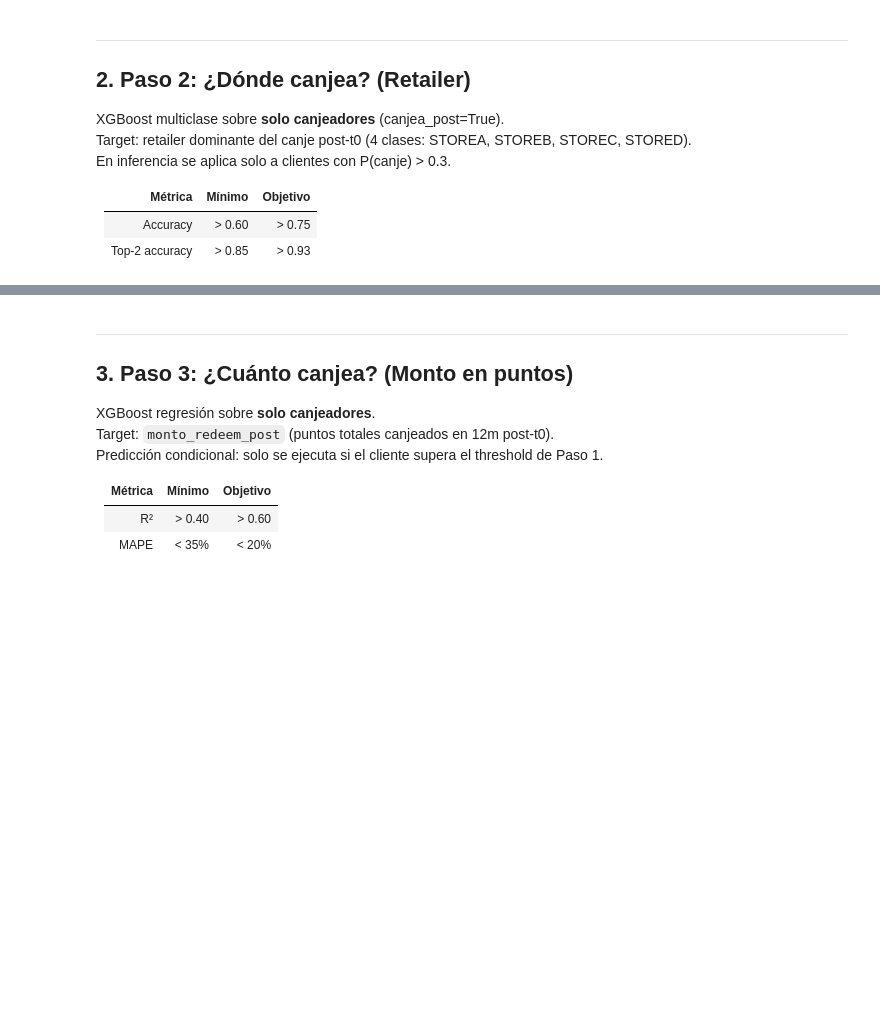
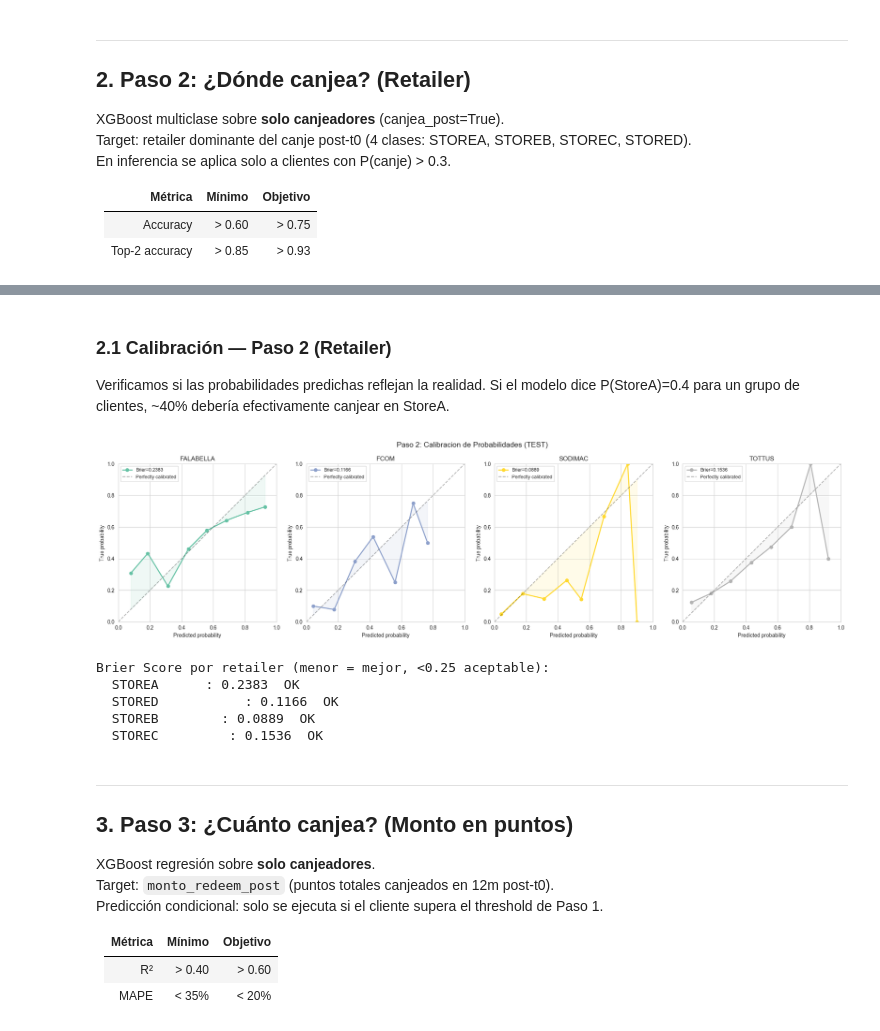
Before and after one commit to JunTierSS/loyalty-intelligence-system, a Jupyter notebook: notebooks/02_cascade.ipynb, the cells around one changed output, grey strips where cells are left out. Drawn from its saved outputs; the diff is of its cells as text; code cells hidden in the pictures; blank space fills up the shorter version.

```diff
--- a/notebooks/02_cascade.ipynb
+++ b/notebooks/02_cascade.ipynb
@@ -56,7 +58,7 @@ if USE_MOCK:
 else:
     from google.cloud import bigquery
     client = bigquery.Client(project="my-gcp-project")
-    df = client.query("SELECT * FROM `my-gcp-project.loyalty_analytics.customer_snapshot`").to_dataframe()
+    df = client.query("SELECT * FROM `my-gcp-project.loyalty_intelligence.customer_snapshot`").to_dataframe()
     con = None
     print(f"Datos cargados desde BigQuery: {df.shape}")
 
@@ -72,7 +92,7 @@ TARGET_RELATED = ['canjea_post', 'n_canjes_post', 'revenue_post_12m', 'has_redee
 CATEGORICAL_FEATURES = ['tier', 'gender', 'city', 'dominant_retailer',
                         'funnel_state_at_t0', 'status']
 BOOLEAN_FEATURES = [
-    'cust_active_card_flg', 'cust_active_deb_flg', 'cust_active_omp_flg',
+    'cust_active_store_card_flg', 'cust_active_deb_flg', 'cust_active_omp_flg',
     'contact_email_flg', 'contact_phone_flg', 'contact_push_flg',
     'redeem_capacity', 'is_cyber_month', 'is_holiday_month'
 ]
@@ -416,3 +496,58 @@ for f, v in imp2.items():
+# %% [markdown]
+### 2.1 Calibración — Paso 2 (Retailer)
+
+Verificamos si las probabilidades predichas reflejan la realidad. Si el modelo dice P(StoreA)=0.4 para un grupo de clientes, ~40% debería efectivamente canjear en StoreA.
+# %%
+# ── Paso 2: Calibracion — reliability diagram + Brier score ──────────
+from sklearn.calibration import calibration_curve, CalibratedClassifierCV
+from sklearn.metrics import brier_score_loss
+
+# One-vs-rest binarization
+n_classes_p2 = len(RETAILERS_TARGET)
+y_te2_bin = np.eye(n_classes_p2)[y_te2.astype(int)]
+
+fig, axes = plt.subplots(1, min(n_classes_p2, 4), figsize=(5 * min(n_classes_p2, 4), 5))
+if n_classes_p2 == 1:
+    axes = [axes]
+
+colors_p2 = plt.cm.Set2(np.linspace(0, 1, n_classes_p2))
+brier_scores_p2 = {}
+
+for i in range(min(n_classes_p2, 4)):
+    prob_true, prob_pred = calibration_curve(
+        y_te2_bin[:, i], y_proba2_test[:, i], n_bins=8, strategy='uniform'
+    )
+    brier = brier_score_loss(y_te2_bin[:, i], y_proba2_test[:, i])
+    brier_scores_p2[le_ret.classes_[i]] = brier
+
+    axes[i].plot(prob_pred, prob_true, 'o-', color=colors_p2[i], linewidth=2,
+                 label=f'Brier={brier:.4f}')
+    axes[i].plot([0, 1], [0, 1], 'k--', alpha=0.3, label='Perfectly calibrated')
+    axes[i].fill_between(prob_pred, prob_true, prob_pred, alpha=0.1, color=colors_p2[i])
+    axes[i].set_xlabel('Predicted probability')
+    axes[i].set_ylabel('True probability')
+    axes[i].set_title(f'{le_ret.classes_[i]}')
+    axes[i].legend(loc='upper left', fontsize=9)
+    axes[i].set_xlim(0, 1)
+    axes[i].set_ylim(0, 1)
+    axes[i].set_aspect('equal')
+
+plt.suptitle('Paso 2: Calibracion de Probabilidades (TEST)', y=1.02, fontsize=14)
+plt.tight_layout()
+plt.show()
+
+# Summary
+print("\nBrier Score por retailer (menor = mejor, <0.25 aceptable):")
+for ret, bs in brier_scores_p2.items():
+    status = "OK" if bs < 0.25 else "REVISAR"
+    print(f"  {ret:15s}: {bs:.4f}  {status}")
+# %% [output]
+[figure, added]
+Brier Score por retailer (menor = mejor, <0.25 aceptable):
+  STOREA      : 0.2383  OK
+  STORED           : 0.1166  OK
+  STOREB        : 0.0889  OK
+  STOREC         : 0.1536  OK
 # %% [markdown]
 ---
 ## 3. Paso 3: ¿Cuánto canjea? (Monto en puntos)
```
Also changed, not shown: parts of 29 cells of this notebook, 8 other files.
